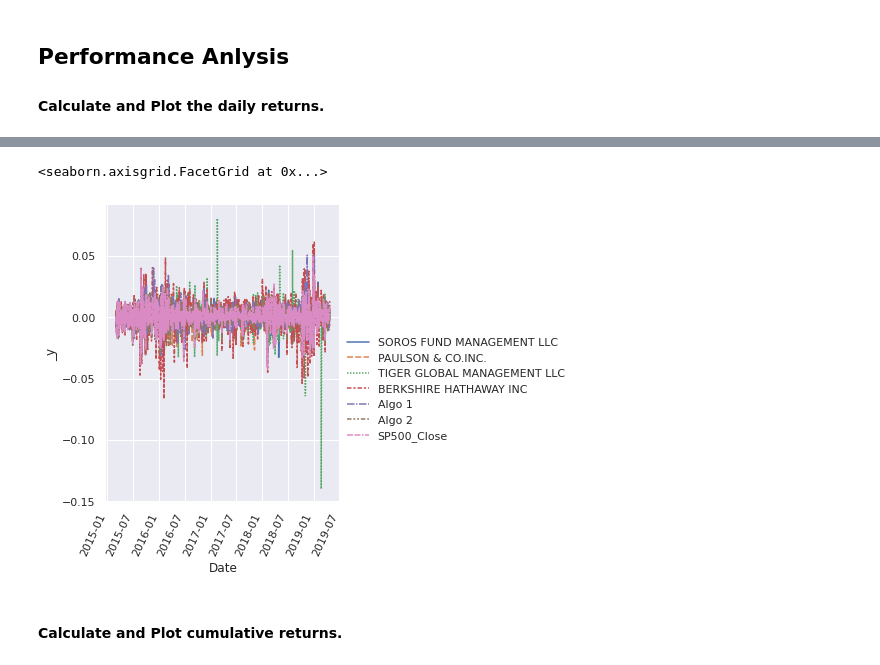
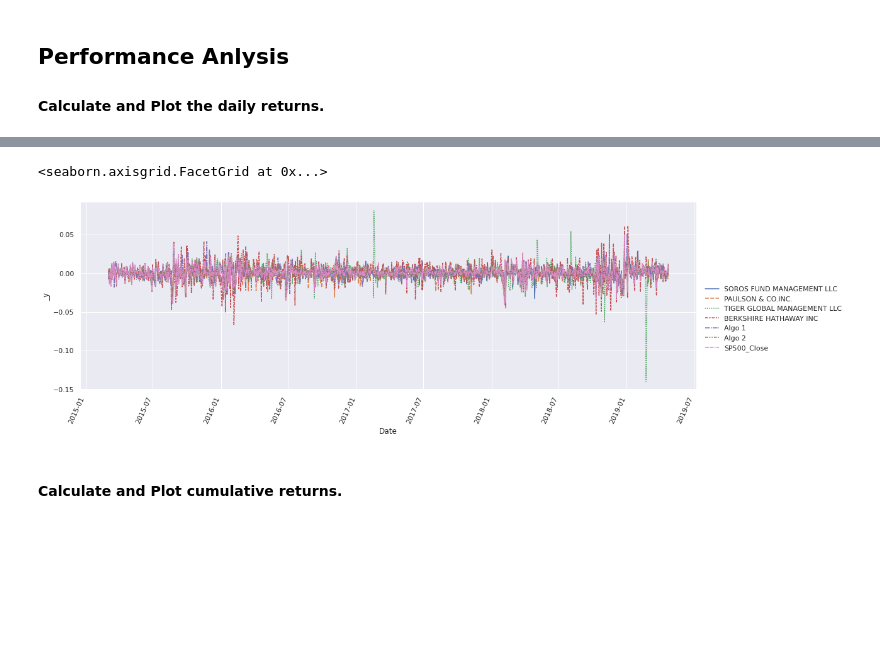
Before and after one commit to gadam/fintech_assessment_03, a Jupyter notebook: whale_analysis.ipynb, the cells around one changed output, grey strips where cells are left out. Saved outputs shown, nothing was run; the diff lists cells and outputs as text; code cells hidden in the pictures; blank space fills up the shorter version.

```diff
--- a/whale_analysis.ipynb
+++ b/whale_analysis.ipynb
@@ -277,10 +277,10 @@ In this section, you will calculate and visualize performance and risk metrics f
 # %%
 # Plot the combined portfolion retrns dataframe
-combined_chart = sns.relplot(data=combined_portfolio_df, kind="line")
+combined_chart = sns.relplot(data=combined_portfolio_df, kind="line", aspect=3.0)
 combined_chart.set_xticklabels(rotation=65, horizontalalignment="right")
 # %% [output]
 <seaborn.axisgrid.FacetGrid at 0x...>
-[figure, old version]
+[figure, new version]
 # %% [markdown]
 #### Calculate and Plot cumulative returns.
 # %%
```
Also changed, not shown: parts of 10 cells of this notebook.
